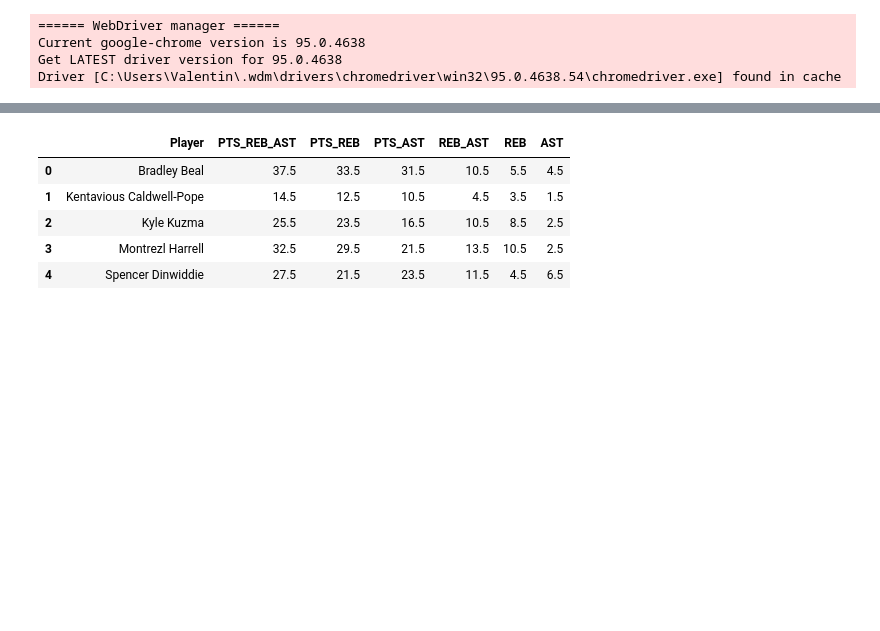
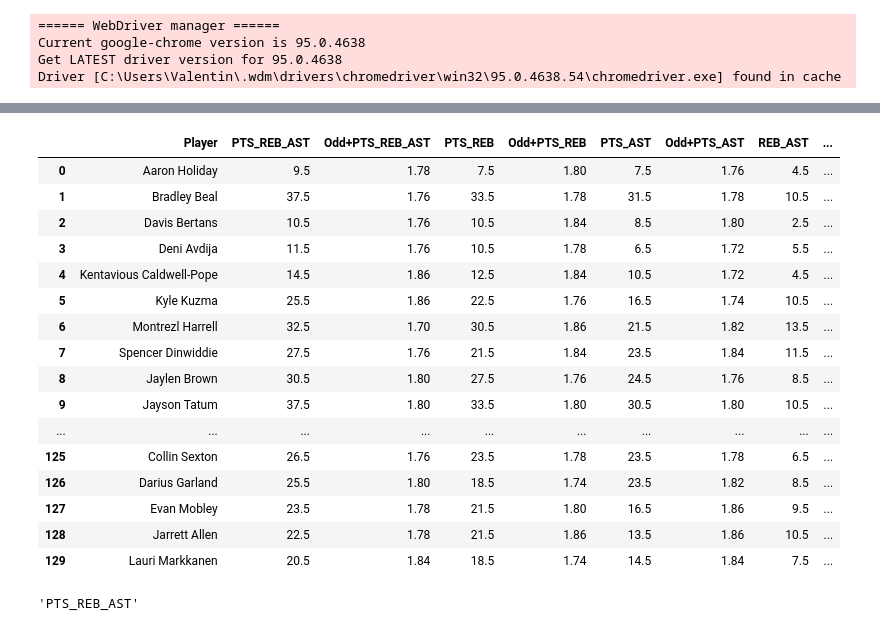
Before and after one commit to Shaakon35/NBA_Betting, a Jupyter notebook: Player_Stats.ipynb, the cells around one changed output, grey strips where cells are left out. Cells and saved outputs as stored; diff of their text form; code cells hidden in the pictures; blank space fills up the shorter version.

```diff
--- a/Player_Stats.ipynb
+++ b/Player_Stats.ipynb
@@ -276,43 +282,66 @@ df.style.format(make_clickable).background_gradient(cmap=rd, subset=['TPTW']).ba
 # %%
-URL_prefix = "https://www.unibet.fr/zones/v3/sportnode/markets.json?nodeId=627956958&filter=Sp%25C3%25A9cial%2520joueurs&"
-Spe_Joueurs = ["marketname=Performance%2520du%2520Joueur%2520(Points%2520%252B%2520Rebonds%2520%252B%2520Passes)",  #Pts+Reb+Ast
-               "marketname=Performance%2520du%2520Joueur%2520(Points%2520%252B%2520Rebonds)", #Pts+Reb
-               "marketname=Performance%2520du%2520Joueur%2520(Points%2520%252B%2520Passes)",  #Pts+Ast
-               "marketname=Performance%2520du%2520Joueur%2520(Passes%2520%252B%2520Rebonds)", #eb+Ast
-               "marketname=Nombre%2520de%2520rebonds%2520du%2520joueur", #Reb
-               "marketname=Nombre%2520de%2520passes%2520du%2520joueur" #Ast
+URL_prefix = "https://www.unibet.fr/zones/v3/sportnode/markets.json?nodeId=627956958&filter="
+
+Spe_Joueurs = ["Sp%25C3%25A9cial%2520joueurs&marketname=Performance%2520du%2520Joueur%2520(Points%2520%252B%2520Rebonds%2520%252B%2520Passes)",  #Pts+Reb+Ast
+               "Sp%25C3%25A9cial%2520joueurs&marketname=Performance%2520du%2520Joueur%2520(Points%2520%252B%2520Rebonds)", #Pts+Reb
+               "Sp%25C3%25A9cial%2520joueurs&marketname=Performance%2520du%2520Joueur%2520(Points%2520%252B%2520Passes)",  #Pts+Ast
+               "Sp%25C3%25A9cial%2520joueurs&marketname=Performance%2520du%2520Joueur%2520(Passes%2520%252B%2520Rebonds)", #Reb+Ast
+               "Sp%25C3%25A9cial%2520joueurs&marketname=Nombre%2520de%2520rebonds%2520du%2520joueur", #Reb
+               "Sp%25C3%25A9cial%2520joueurs&marketname=Nombre%2520de%2520passes%2520du%2520joueur", #Ast
+               "Scoreurs&marketname=Joueur%2520marquant%252020%2520points%2520ou%2520plus", #20PTS
+               "Scoreurs&marketname=Joueur%2520marquant%252025%2520points%2520ou%2520plus", #25PTS
+               "Scoreurs&marketname=Joueur%2520marquant%252030%2520points%2520ou%2520plus", #30PTS
+               "Scoreurs&marketname=Joueur%2520marquant%252035%2520points%2520ou%2520plus", #35PTS
+               "Scoreurs&marketname=Joueur%2520marquant%252040%2520points%2520ou%2520plus"  #40PTS
               ]
 Spe_Joueurs_indx = ["PTS_REB_AST", "PTS_REB"
-                    , "PTS_AST", "REB_AST", "REB", "AST"
+                    , "PTS_AST", "REB_AST", "REB", "AST", "20PTS", "25PTS", "30PTS", "35PTS", "40PTS"
                    ]
 
+
 df2 = pd.DataFrame()
-for b in range(len(Spe_Joueurs)):
+for b in range(len(Spe_Joueurs_indx)):
     u = URL_prefix+Spe_Joueurs[b]
     with urllib.request.urlopen(u) as url:
         data = json.loads(url.read().decode())
 
     row_data = []
 
     for d in data['marketsByType'][0]['days']:
         for e in d['events']:
             for j in e['markets'][0]['selections']:
                 if(j['name'].find("Moins") == -1):
-                    data_item = {"Player": j['name'].split(" - ")[0],
-                                 Spe_Joueurs_indx[b]:[int(s) for s in j['name'].split(" - ")[1].replace(".","").split() if s.isdigit()][0]/10,
-                                 #"Odd":round(1+float(j['currentPriceUp'])/float(j['currentPriceDown']),2)
-                                }
+                    if(b<6): #from 20PTS
+                        data_item = {"Player": j['name'].split(" - ")[0],
+                                     Spe_Joueurs_indx[b]:[int(s) for s in j['name'].split(" - ")[1].replace(".","").replace(",","").split() if s.isdigit()][0]/10,
+                                     "Odd+"+Spe_Joueurs_indx[b]:round(1+float(j['currentPriceUp'])/float(j['currentPriceDown']),2)
+                                    }
+                    else:
+                        data_item = {"Player": j['name'],
+                                     "Odd+"+Spe_Joueurs_indx[b]:round(1+float(j['currentPriceUp'])/float(j['currentPriceDown']),2)
+                                    }
                     row_data.append(data_item)
-        data = pd.DataFrame(row_data)
+    data = pd.DataFrame(row_data)
     if b == 0:
         df2 = data
     else:
-        df2 = df2.merge(data, on='Player', how='inner')
-df2.head()
+        df2 = df2.merge(data, on='Player', how='left')
+df2
 # %% [output]
-|  | Player | PTS_REB_AST | PTS_REB | PTS_AST | REB_AST | REB | AST |
-| 0 | Bradley Beal | 37.5 | 33.5 | 31.5 | 10.5 | 5.5 | 4.5 |
-| 1 | Kentavious Caldwell-Pope | 14.5 | 12.5 | 10.5 | 4.5 | 3.5 | 1.5 |
-| 2 | Kyle Kuzma | 25.5 | 23.5 | 16.5 | 10.5 | 8.5 | 2.5 |
-| 3 | Montrezl Harrell | 32.5 | 29.5 | 21.5 | 13.5 | 10.5 | 2.5 |
-| 4 | Spencer Dinwiddie | 27.5 | 21.5 | 23.5 | 11.5 | 4.5 | 6.5 |
+|  | Player | PTS_REB_AST | Odd+PTS_REB_AST | PTS_REB | Odd+PTS_REB | PTS_AST | Odd+PTS_AST | REB_AST | ... |
+| 0 | Aaron Holiday | 9.5 | 1.78 | 7.5 | 1.80 | 7.5 | 1.76 | 4.5 | ... |
+| 1 | Bradley Beal | 37.5 | 1.76 | 33.5 | 1.78 | 31.5 | 1.78 | 10.5 | ... |
+| 2 | Davis Bertans | 10.5 | 1.76 | 10.5 | 1.84 | 8.5 | 1.80 | 2.5 | ... |
+| 3 | Deni Avdija | 11.5 | 1.76 | 10.5 | 1.78 | 6.5 | 1.72 | 5.5 | ... |
+| 4 | Kentavious Caldwell-Pope | 14.5 | 1.86 | 12.5 | 1.84 | 10.5 | 1.72 | 4.5 | ... |
+| 5 | Kyle Kuzma | 25.5 | 1.86 | 22.5 | 1.76 | 16.5 | 1.74 | 10.5 | ... |
+| 6 | Montrezl Harrell | 32.5 | 1.70 | 30.5 | 1.86 | 21.5 | 1.82 | 13.5 | ... |
+| 7 | Spencer Dinwiddie | 27.5 | 1.76 | 21.5 | 1.84 | 23.5 | 1.84 | 11.5 | ... |
+| 8 | Jaylen Brown | 30.5 | 1.80 | 27.5 | 1.76 | 24.5 | 1.76 | 8.5 | ... |
+| 9 | Jayson Tatum | 37.5 | 1.80 | 33.5 | 1.80 | 30.5 | 1.80 | 10.5 | ... |
+| ... | ... | ... | ... | ... | ... | ... | ... | ... | ... |
+| 125 | Collin Sexton | 26.5 | 1.76 | 23.5 | 1.78 | 23.5 | 1.78 | 6.5 | ... |
+| 126 | Darius Garland | 25.5 | 1.80 | 18.5 | 1.74 | 23.5 | 1.82 | 8.5 | ... |
+| 127 | Evan Mobley | 23.5 | 1.78 | 21.5 | 1.80 | 16.5 | 1.86 | 9.5 | ... |
+| 128 | Jarrett Allen | 22.5 | 1.78 | 21.5 | 1.86 | 13.5 | 1.86 | 10.5 | ... |
+| 129 | Lauri Markkanen | 20.5 | 1.84 | 18.5 | 1.74 | 14.5 | 1.84 | 7.5 | ... |
@@ -322 +348,5 @@ df.reset_index(level=0, inplace=True)
+# %%
+Spe_Joueurs_indx[0]
+# %% [output]
+'PTS_REB_AST'
 # %%
```
Also changed, not shown: parts of 7 cells of this notebook.
